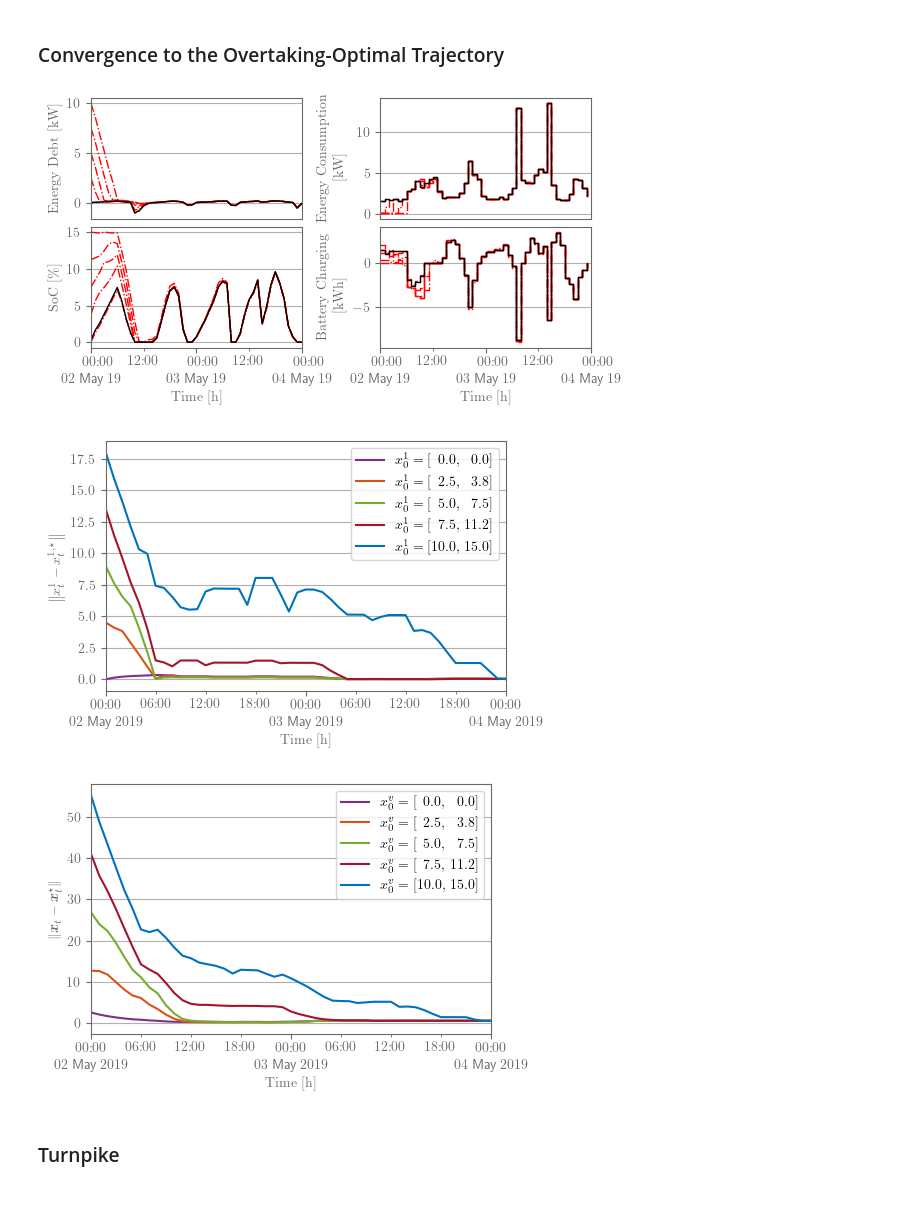
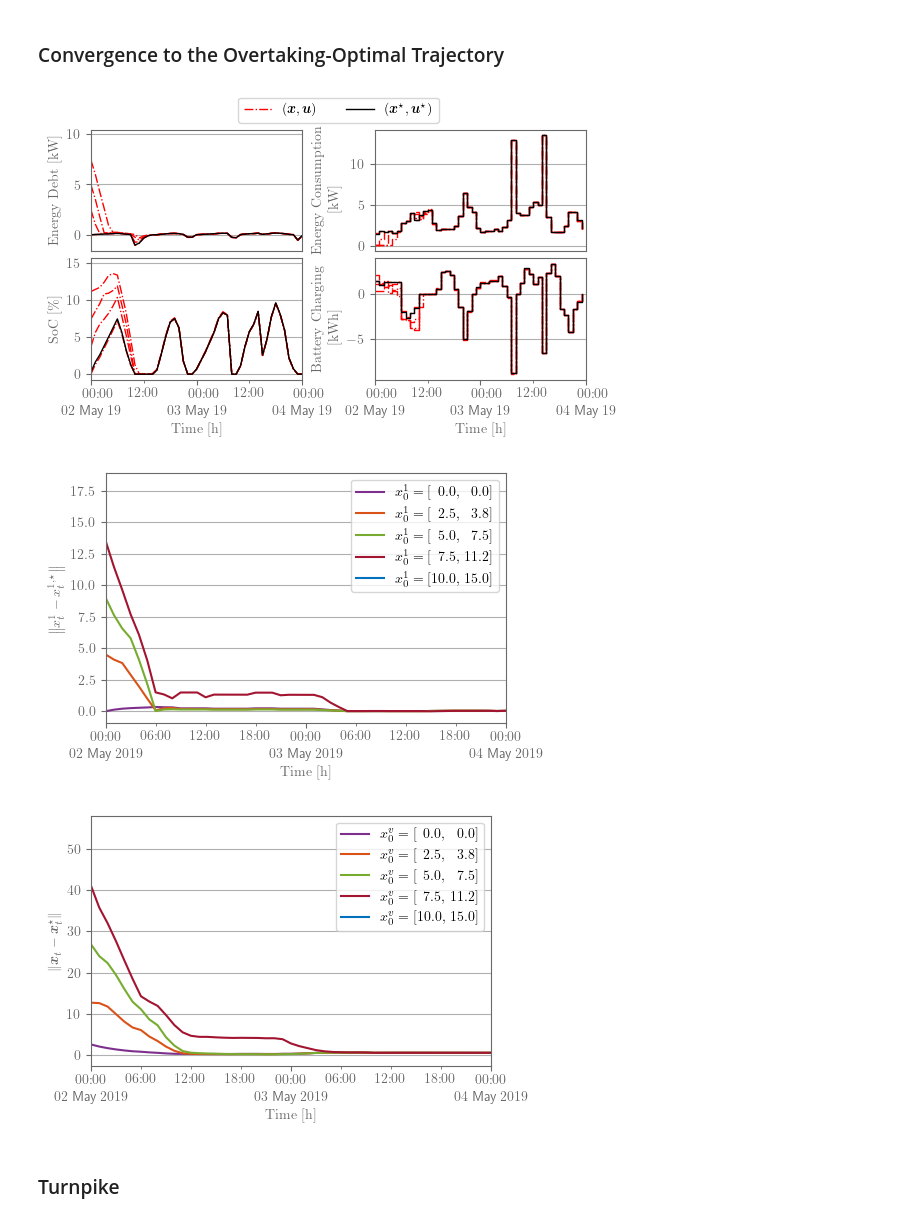
Before and after one commit to Gedlex/time-varying-RHGs, a Jupyter notebook: empc_DSMPC.ipynb, the cells around one changed output. Saved outputs shown, nothing was run; the diff lists cells and outputs as text; code cells hidden in the pictures.

Commit message:
Updated figures

```diff
--- a/empc_DSMPC.ipynb
+++ b/empc_DSMPC.ipynb
@@ -41,7 +45,7 @@ np.set_printoptions(threshold=10000, linewidth=np.inf)
 T, N = 96, 6
 
 # Load parameters and create system with a long horizon
-zeta_max = 40 * np.ones([T,10]); zeta_max[23::24,:] = 1
+zeta_max = 10 * np.ones([T,10]); zeta_max[23::24,:] = 1; zeta_max[42] = 15
 params_inf = DSMPCParams(N=N*T, T=T, zeta_max=zeta_max, zeta_min=-zeta_max)
 sys_inf = LinearSystem(params_inf.sys)
 
@@ -240,7 +252,7 @@ ctrl = EMPC(sys, params.ctrl)
 
 # Setup simulation
 num_steps = 48
-x_0 = [np.tile(np.array([10/4*i, 15/4*i]), 10) for i in range(5)]
+x_0 = [np.tile(np.array([9.9/4*i, 14.9/4*i]), 10) for i in range(5)]
 num_traj  = len(x_0)
 
 # Allocate state and input trajectories
@@ -298,7 +318,7 @@ for i, N in enumerate(tqdm(horizon, desc='Horizons', leave=False)):
     ctrl2 = EMPC(sys2, params2.ctrl)
 
     # Set initial state
-    x2[i,0,:] = np.tile(np.array([10, 15]), 10)
+    x2[i,0,:] = np.tile(np.array([7.5, 11.25]), 10)
 
     # Simulate closed-loop system
     for t in tqdm(range(num_steps),desc='   MPC', leave=False):
@@ -398,6 +418,7 @@ plt.rcParams['ytick.color'] = 'dimgray'
 plt.rcParams['axes.edgecolor'] = 'dimgray'
 plt.rcParams['axes.labelcolor'] = 'dimgray'
 plt.rcParams['lines.linewidth'] = 1
+plt.rcParams['text.latex.preamble'] = r"""\usepackage{bm}"""
 
 # Create time vector
 agent = 9
@@ -407,18 +428,20 @@ dates = [params.ctrl.start_date + pd.Timedelta(hours = h) for h in range(num_ste
 fig, axs = plt.subplots(2, 2, figsize=(12, 4), layout='constrained')
 
 # Plot trajectories without terminal constraints
+label = r'$(\bm{x},\bm{u})$'
 for i in range(num_traj):
-    axs[0][0].plot(dates, x[i,:,agent*2], color='red', linestyle='-.')
-    axs[1][0].plot(dates, x[i,:,agent*2+1], color='red', linestyle='-.')
-    axs[0][1].plot(dates[:-1], u[i,:,agent*2], color='red', linestyle='-.', drawstyle='steps-post')
-    axs[1][1].plot(dates[:-1], u[i,:,agent*2+1], color='red', linestyle='-.', drawstyle='steps-post')
+    axs[0][0].plot(dates, x[i,:,agent*2], color='red', linestyle='-.', label=label if i == 0 else None)
+    axs[1][0].plot(dates, x[i,:,agent*2+1], color='red', linestyle='-.', label=label if i == 0 else None)
+    axs[0][1].plot(dates[:-1], u[i,:,agent*2], color='red', linestyle='-.', drawstyle='steps-post', label=label if i == 0 else None)
+    axs[1][1].plot(dates[:-1], u[i,:,agent*2+1], color='red', linestyle='-.', drawstyle='steps-post', label=label if i == 0 else None)
 
 # Plot approximate overtaking-optimal trajectories
+label = r'$(\bm{x}^\star,\bm{u}^\star)$'
 for i in [2]:
-    axs[0][0].plot(dates, x_inf[i*T:i*T+num_steps+1,agent*2], color='black', linestyle='-')
-    axs[1][0].plot(dates, x_inf[i*T:i*T+num_steps+1,agent*2+1], color='black', linestyle='-')
-    axs[0][1].plot(dates[:-1], u_inf[i*T:i*T+num_steps,agent*2], color='black', linestyle='-', drawstyle='steps-post')
-    axs[1][1].plot(dates[:-1], u_inf[i*T:i*T+num_steps,agent*2+1], color='black', linestyle='-', drawstyle='steps-post')
+    axs[0][0].plot(dates, x_inf[i*T:i*T+num_steps+1,agent*2], color='black', linestyle='-', label=label)
+    axs[1][0].plot(dates, x_inf[i*T:i*T+num_steps+1,agent*2+1], color='black', linestyle='-', label=label)
+    axs[0][1].plot(dates[:-1], u_inf[i*T:i*T+num_steps,agent*2], color='black', linestyle='-', drawstyle='steps-post', label=label)
+    axs[1][1].plot(dates[:-1], u_inf[i*T:i*T+num_steps,agent*2+1], color='black', linestyle='-', drawstyle='steps-post', label=label)
 
 # Add labels
 axs[0][0].xaxis.set_visible(False)
@@ -426,35 +449,39 @@ axs[0][1].xaxis.set_visible(False)
 axs[0][0].set_ylabel(r'\rmfamily{Energy Debt [kW]}')
 axs[1][0].set_ylabel(r'\rmfamily{SoC [\%]}')
 axs[0][1].set_ylabel(r'\rmfamily{Energy Consumption\par\quad\qquad[kW]}')
 axs[1][1].set_ylabel(r'\rmfamily{Battery Charging\par\quad\quad[kWh]}')
 axs[1][0].set_xlabel(r'\rmfamily{Time [h]}')
 axs[1][1].set_xlabel(r'\rmfamily{Time [h]}')
 
 # Set major and minor ticks
 plt.rcParams['timezone'] = dates[0].tz.zone
 for ax in axs[1]:
     ax.xaxis.set_major_locator(mdates.DayLocator(interval=1))
     ax.xaxis.set_minor_locator(mdates.HourLocator(byhour=[12])) # [6, 12, 18]
     ax.xaxis.set_major_formatter(mdates.DateFormatter(r'%H:%M\\%d %b %y'))
     ax.xaxis.set_minor_formatter(mdates.DateFormatter(r'%H:%M'))
 
 for i, ax in enumerate(axs.flatten()):
     # Set axis limits
     ax.set_xlim([dates[0], dates[-1]])
 
     # Set grid
     ax.yaxis.grid(True)
     ax.xaxis.grid(False)
 
 # Align labels
 fig.align_labels()
 
+# Plot legend
+handles, labels = axs[0][1].get_legend_handles_labels()
+fig.legend(handles, labels, bbox_to_anchor=(0.5, 0.92), loc='lower center', borderaxespad=0, ncols=2)
+
 # Export figure
 if export:
-    fig = adjust_margins(fig, width=5, height=2.5, wspace=1.2)
+    fig = adjust_margins(fig, width=4.95, height=2.5, wspace=1.2, top=0.35)
     fig.savefig(f"figures/figure_asymptotic_convergence_agent_{agent+1}.pdf")
 # %% [output]
-[figure, old version]
+[figure, new version]
 # %%
 # Set rcParams
 export = True
@@ -517,7 +544,7 @@ if export:
     fig = adjust_margins(fig, width=4, height=2.5, wspace=1.1)
     fig.savefig(f"figures/figure_asymptotic_convergence_L2norm_agent_{agent+1}.pdf")
 # %% [output]
-[figure, old version]
+[figure, new version]
 # %%
 # Set rcParams
 export = True
@@ -579,7 +606,7 @@ if export:
     fig = adjust_margins(fig, width=4, height=2.5, wspace=1.1)
     fig.savefig(f"figures/figure_asymptotic_convergence_L2norm.pdf")
 # %% [output]
-[figure, old version]
+[figure, new version]
 # %% [markdown]
 ### Turnpike
 # %%
```
Also changed, not shown: parts of 14 cells of this notebook, 16 other files.
